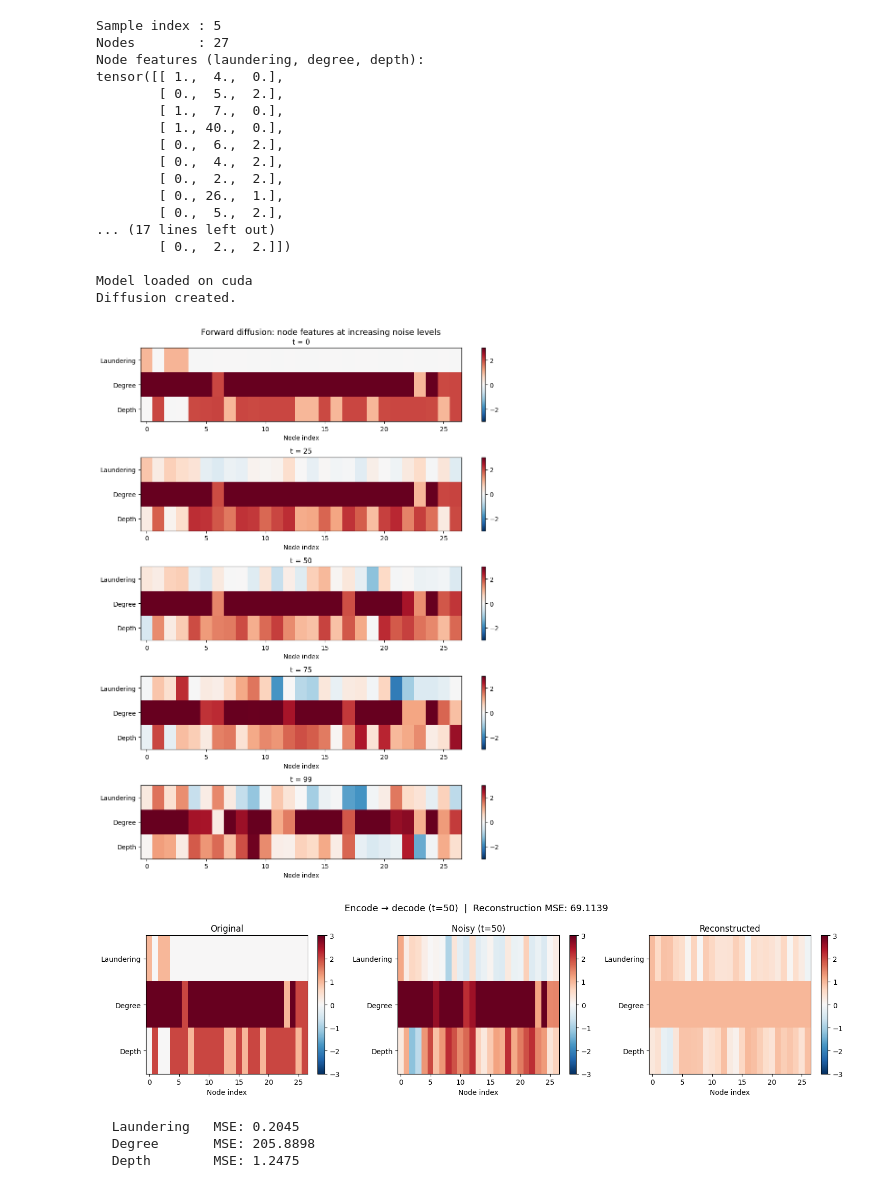
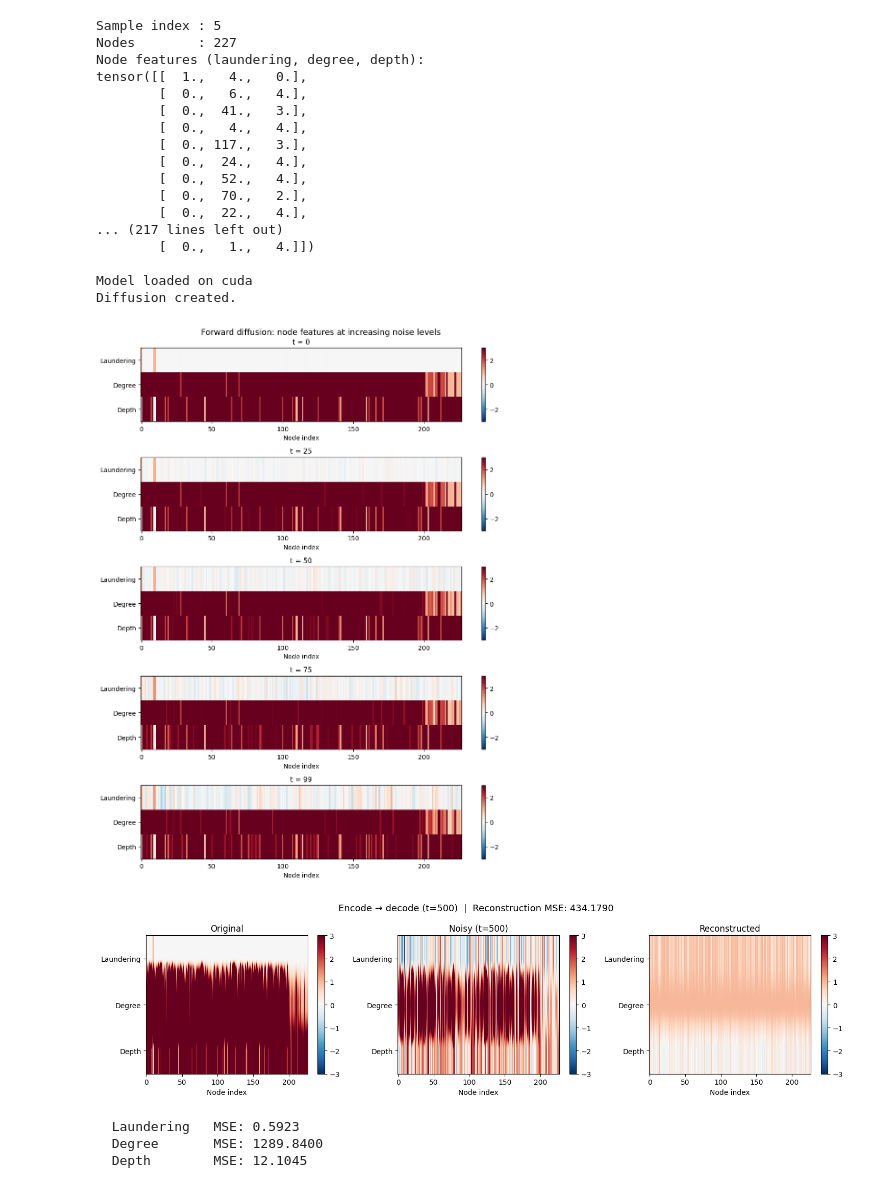
Before and after one commit to LucScheepens/TypoDiffCL, a Jupyter notebook: igraph_version/diffusion/test_diff.ipynb, the cells around one changed output. Cells and saved outputs as stored; diff of their text form; code cells hidden in the pictures.

```diff
--- a/igraph_version/diffusion/test_diff.ipynb
+++ b/igraph_version/diffusion/test_diff.ipynb
@@ -184,11 +184,6 @@ import networkx as nx
 from dataset import CachedDataset
 from model import DiffusionGNN
 from diff_util import create_diffusion
-
-DEVICE    = "cuda" if torch.cuda.is_available() else "cpu"
-TIMESTEPS = 100
-NODE_DIM  = 3
-HIDDEN    = 128
 
 # Load dataset and pick a sample with at least 6 nodes
 dataset    = CachedDataset("cached_dataset.pt")
@@ -215,19 +210,19 @@ diffusion = create_diffusion(TIMESTEPS)
 print("Diffusion created.")
 # %% [output]
 Sample index : 5
-Nodes        : 27
+Nodes        : 227
 Node features (laundering, degree, depth):
-tensor([[ 1.,  4.,  0.],
-        [ 0.,  5.,  2.],
-        [ 1.,  7.,  0.],
-        [ 1., 40.,  0.],
-        [ 0.,  6.,  2.],
-        [ 0.,  4.,  2.],
-        [ 0.,  2.,  2.],
-        [ 0., 26.,  1.],
-        [ 0.,  5.,  2.],
-... (17 lines left out)
-        [ 0.,  2.,  2.]])
+tensor([[  1.,   4.,   0.],
+        [  0.,   6.,   4.],
+        [  0.,  41.,   3.],
+        [  0.,   4.,   4.],
+        [  0., 117.,   3.],
+        [  0.,  24.,   4.],
+        [  0.,  52.,   4.],
+        [  0.,  70.,   2.],
+        [  0.,  22.,   4.],
+... (217 lines left out)
+        [  0.,   1.,   4.]])
 
 Model loaded on cuda
 Diffusion created.
@@ -258,7 +253,7 @@ plt.suptitle("Forward diffusion: node features at increasing noise levels", font
 plt.tight_layout()
 plt.show()
 # %% [output]
-[figure, old version]
+[figure, new version]
 # %%
 
 # ============================================================
@@ -279,44 +274,44 @@ def denoise_from_t(model, diffusion, x_t, adj, node_mask, start_t, device):
     return x
 
 
-T_ENCODE = 50   # noise level to encode to — try 25, 50, 75
+T_ENCODE = 500   # noise level to encode to — try 25, 50, 75
 
 with torch.no_grad():
     t_tensor = torch.tensor([T_ENCODE], device=DEVICE)
     x_noisy = diffusion.q_sample(x_batch, t_tensor, node_mask=node_mask)
 
 x_recon = denoise_from_t(model, diffusion, x_noisy, adj_batch, node_mask, T_ENCODE, DEVICE)
 
 feature_names = ["Laundering", "Degree", "Depth"]
 fig, axes = plt.subplots(1, 3, figsize=(15, 4))
 
 for ax, title, tensor in zip(
     axes,
     ["Original", f"Noisy (t={T_ENCODE})", "Reconstructed"],
     [x_batch,    x_noisy,                  x_recon],
 ):
     data = tensor[0].cpu().float().numpy()
     im = ax.imshow(data.T, aspect="auto", cmap="RdBu_r", vmin=-3, vmax=3)
     ax.set_title(title, fontsize=12)
     ax.set_yticks(range(3))
     ax.set_yticklabels(feature_names)
     ax.set_xlabel("Node index")
     plt.colorbar(im, ax=ax)
 
 mse = ((x_batch.float() - x_recon.float()) ** 2).mean().item()
 plt.suptitle(f"Encode → decode (t={T_ENCODE})  |  Reconstruction MSE: {mse:.4f}", fontsize=13)
 plt.tight_layout()
 plt.show()
 
 # Per-feature MSE
 for i, name in enumerate(feature_names):
     feat_mse = ((x_batch[0, :, i].float() - x_recon[0, :, i].float()) ** 2).mean().item()
     print(f"  {name:12s} MSE: {feat_mse:.4f}")
 # %% [output]
-[figure, old version]
+[figure, new version]
-  Laundering   MSE: 0.2045
-  Degree       MSE: 205.8898
-  Depth        MSE: 1.2475
+  Laundering   MSE: 0.5923
+  Degree       MSE: 1289.8400
+  Depth        MSE: 12.1045
 # %%
 
 # ============================================================
```
Also changed, not shown: parts of 4 cells of this notebook.
